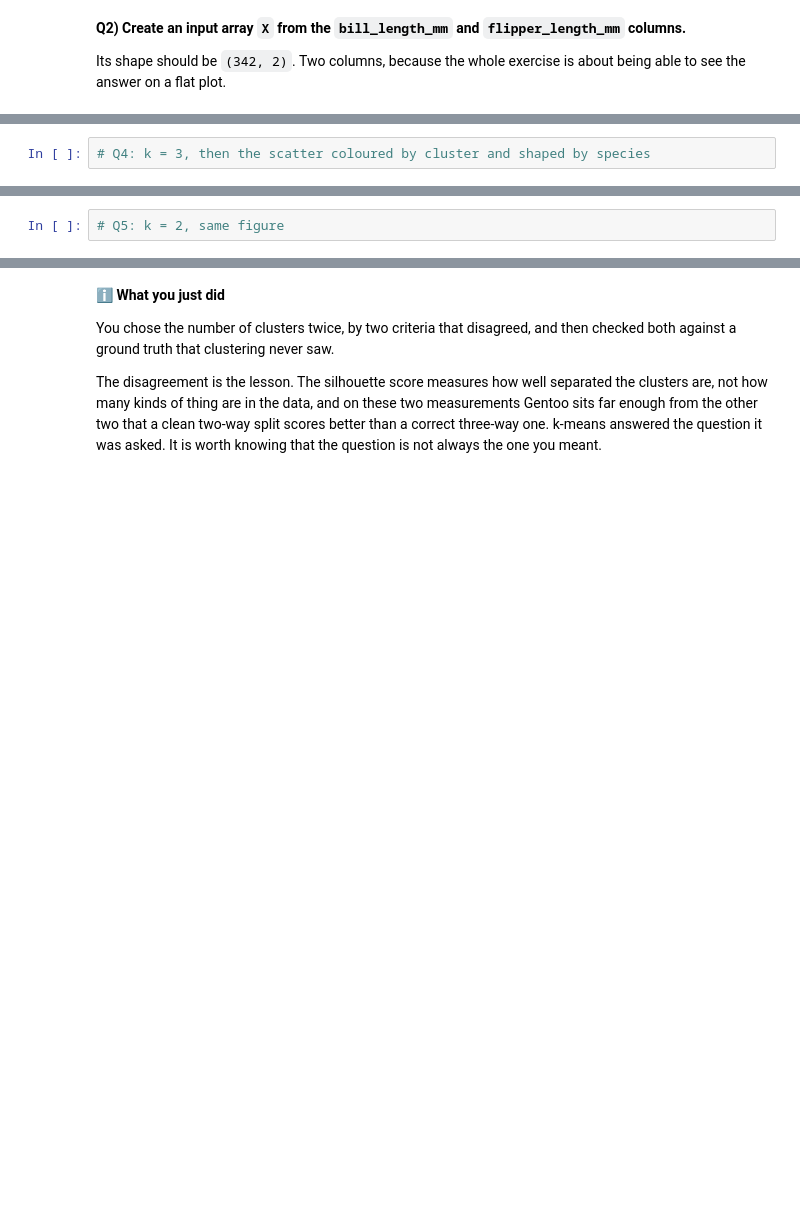
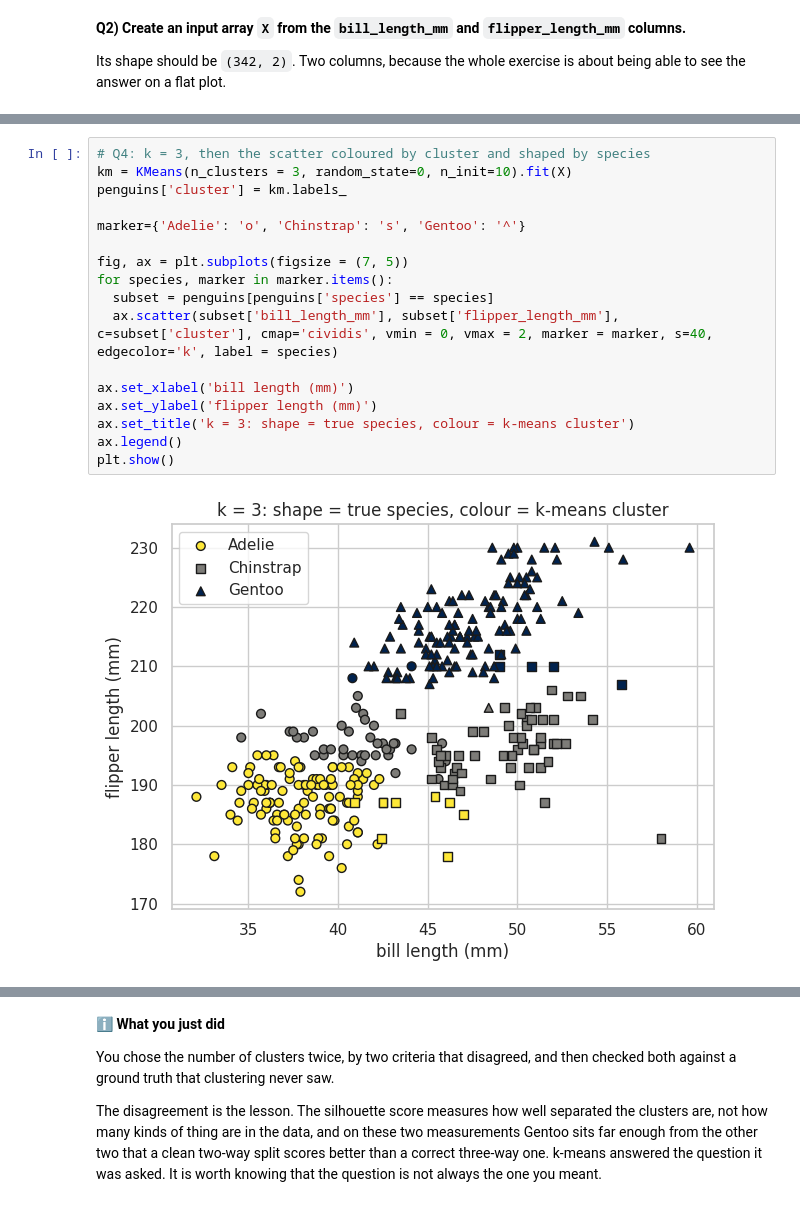
Before and after one commit to NilsChabloz/2026_Intro_Python, a Jupyter notebook: live/part-I/1.8-statistical-foundations-and-ml-environmental-exercises.ipynb, the cells around one changed output, grey strips where cells are left out. Saved outputs shown, nothing was run; the diff lists cells and outputs as text; blank space fills up the shorter version.

```diff
--- a/live/part-I/1.8-statistical-foundations-and-ml-environmental-exercises.ipynb
+++ b/live/part-I/1.8-statistical-foundations-and-ml-environmental-exercises.ipynb
@@ -162,8 +342,25 @@ the three subsets will each be scaled separately and the colours will not mean t
 Use `s=` to vary the marker size and `label=` for the legend.
 
 In a comment: which species does k-means recover, and which two does it confuse?
-# %%
-# Q4: k = 3, then the scatter coloured by cluster and shaped by species
+# %%
+# Q4: k = 3, then the scatter coloured by cluster and shaped by species
+km = KMeans(n_clusters = 3, random_state=0, n_init=10).fit(X)
+penguins['cluster'] = km.labels_
+
+marker={'Adelie': 'o', 'Chinstrap': 's', 'Gentoo': '^'}
+
+fig, ax = plt.subplots(figsize = (7, 5))
+for species, marker in marker.items():
+  subset = penguins[penguins['species'] == species]
+  ax.scatter(subset['bill_length_mm'], subset['flipper_length_mm'], c=subset['cluster'], cmap='cividis', vmin = 0, vmax = 2, marker = marker, s=40, edgecolor='k', label = species)
+
+ax.set_xlabel('bill length (mm)')
+ax.set_ylabel('flipper length (mm)')
+ax.set_title('k = 3: shape = true species, colour = k-means cluster')
+ax.legend()
+plt.show()
+# %% [output]
+[figure, added]
 # %% [markdown]
 **Q5) Now cluster with k = 2 and draw the same figure.**
 
@@ -174,5 +371,3 @@ In a comment: which species does k-means recover, and which two does it confuse?
 
 The silhouette score preferred k = 2; the data has three species. In a comment, say what that
 disagreement means. It is not a bug in either method.
-# %%
-# Q5: k = 2, same figure
```
Also changed, not shown: parts of 25 cells of this notebook.
